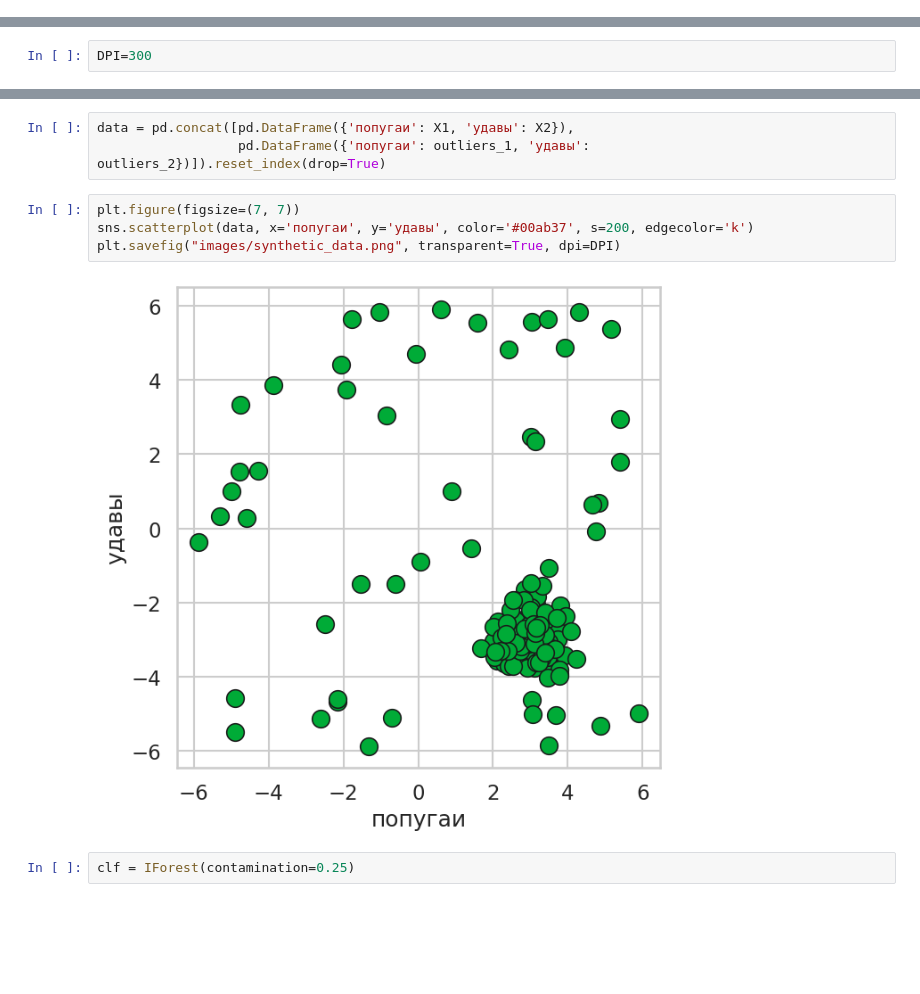
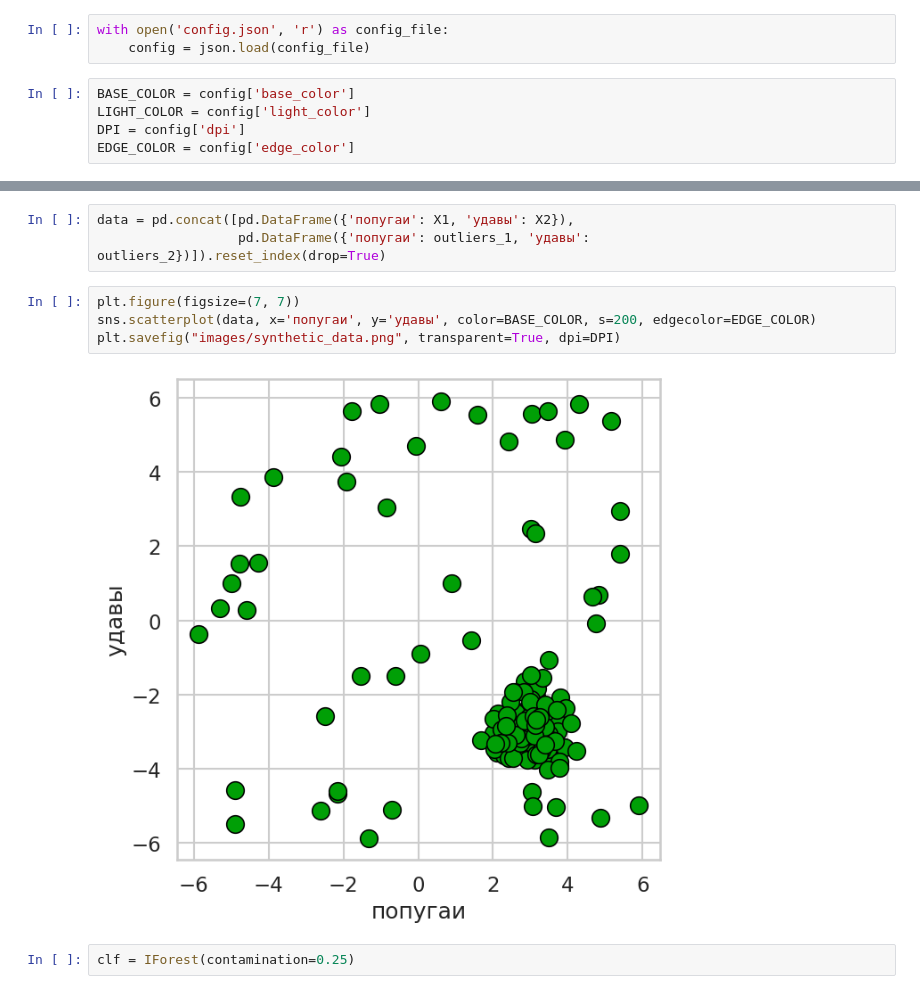
Before and after one commit to onixlas/phd-2025-anomaly-detection, a Jupyter notebook: sample-data-iforest.ipynb, the cells around one changed output, grey strips where cells are left out. Drawn from its saved outputs; the diff is of its cells as text; blank space fills up the shorter version.

Commit message:
Update iforest sumple to use config file

```diff
--- a/sample-data-iforest.ipynb
+++ b/sample-data-iforest.ipynb
@@ -8,4 +10,12 @@ import seaborn as sns
 import matplotlib.pyplot as plt
 
 from pyod.models.iforest import IForest
+# %%
+with open('config.json', 'r') as config_file:
+    config = json.load(config_file)
+# %%
+BASE_COLOR = config['base_color']
+LIGHT_COLOR = config['light_color']
+DPI = config['dpi']
+EDGE_COLOR = config['edge_color']
 # %%
@@ -14,8 +24,6 @@ palette = "blend:#009f06,white"
 sns.set(font_scale=2)
 sns.set_style("whitegrid")
 sns.set_context("talk")
-# %%
-DPI=300
 # %%
 np.random.seed(42)
 # %%
@@ -37,10 +45,10 @@ data = pd.concat([pd.DataFrame({'попугаи': X1, 'удавы': X2}),
                   pd.DataFrame({'попугаи': outliers_1, 'удавы': outliers_2})]).reset_index(drop=True)
 # %%
 plt.figure(figsize=(7, 7))
-sns.scatterplot(data, x='попугаи', y='удавы', color='#00ab37', s=200, edgecolor='k')
+sns.scatterplot(data, x='попугаи', y='удавы', color=BASE_COLOR, s=200, edgecolor=EDGE_COLOR)
 plt.savefig("images/synthetic_data.png", transparent=True, dpi=DPI)
 # %% [output]
-[figure, old version]
+[figure, new version]
 # %%
 clf = IForest(contamination=0.25)
 # %%
```
Also changed, not shown: parts of 6 cells of this notebook, 5 other files.
